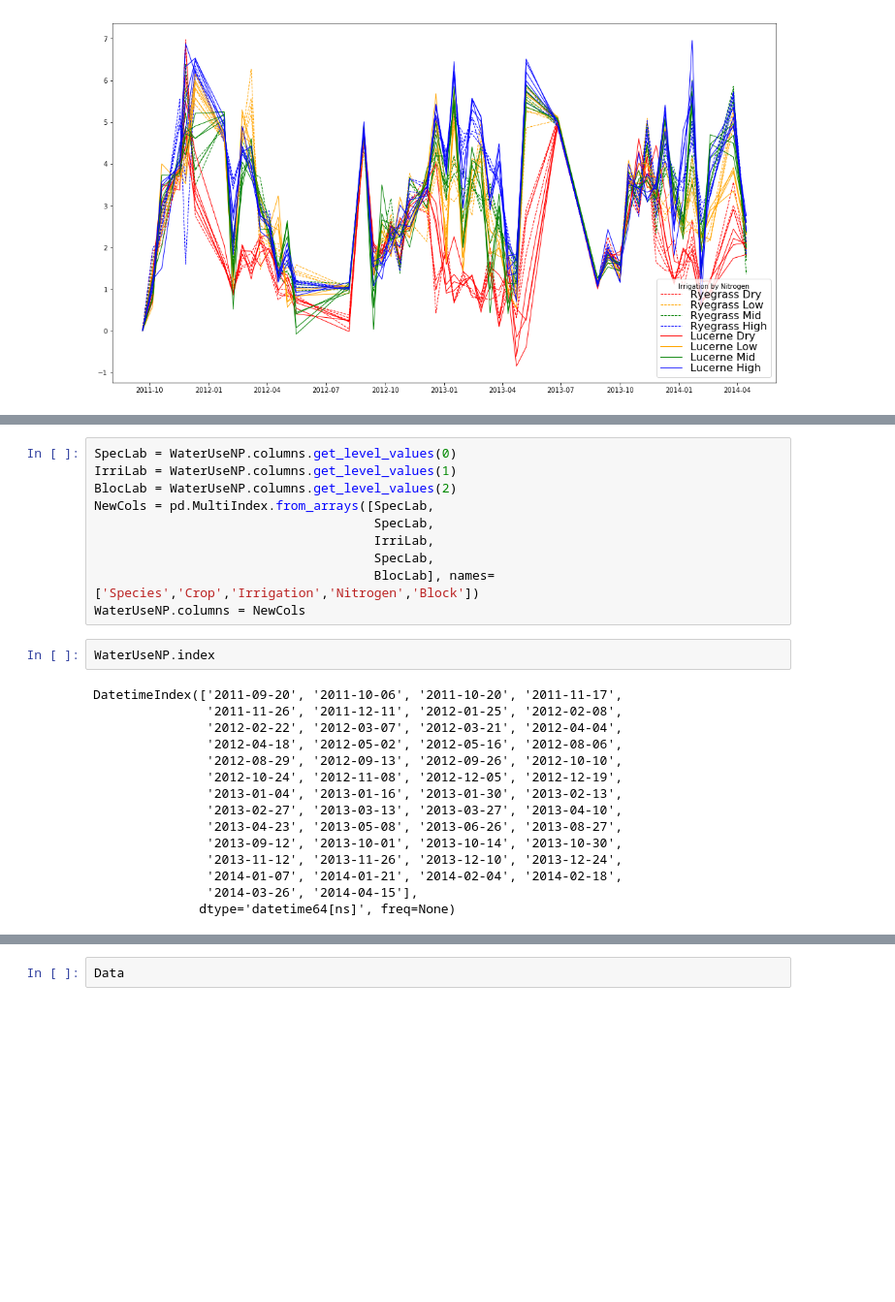
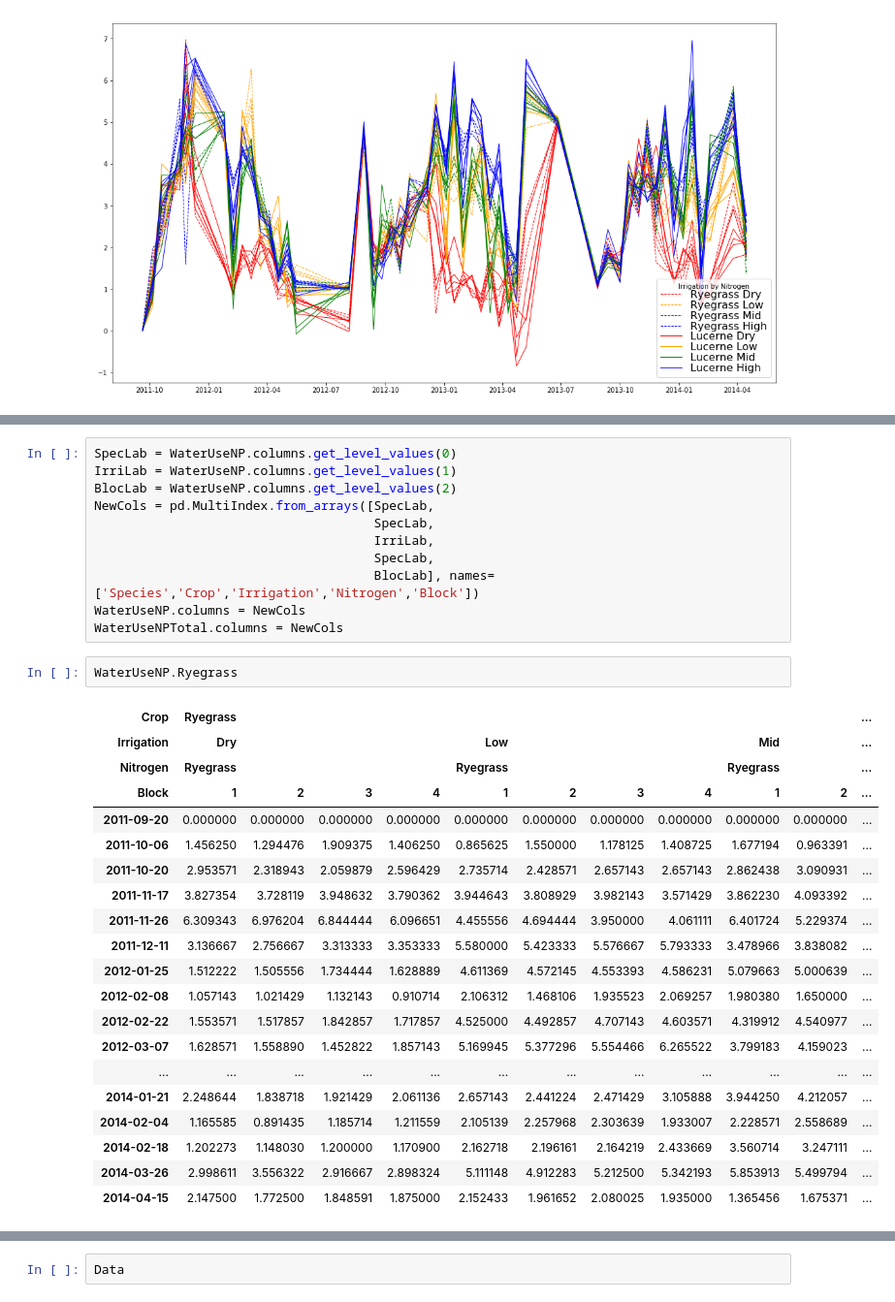
Before and after one commit to HamishBrownPFR/CropWaterAnalysis, a Jupyter notebook: LucerneAndPasture/SoilWaterAnalysis.ipynb, the cells around one changed output, grey strips where cells are left out. Shown at 97% size. Drawn from its saved outputs; the diff is of its cells as text; blank space fills up the shorter version.

```diff
--- a/LucerneAndPasture/SoilWaterAnalysis.ipynb
+++ b/LucerneAndPasture/SoilWaterAnalysis.ipynb
@@ -157,23 +160,30 @@ NewCols = pd.MultiIndex.from_arrays([SpecLab,
                                      SpecLab,
                                      BlocLab], names=['Species','Crop','Irrigation','Nitrogen','Block'])
 WaterUseNP.columns = NewCols
+WaterUseNPTotal.columns = NewCols
 # %%
-WaterUseNP.index
+WaterUseNP.Ryegrass
 # %% [output]
-DatetimeIndex(['2011-09-20', '2011-10-06', '2011-10-20', '2011-11-17',
-               '2011-11-26', '2011-12-11', '2012-01-25', '2012-02-08',
-               '2012-02-22', '2012-03-07', '2012-03-21', '2012-04-04',
-               '2012-04-18', '2012-05-02', '2012-05-16', '2012-08-06',
-               '2012-08-29', '2012-09-13', '2012-09-26', '2012-10-10',
-               '2012-10-24', '2012-11-08', '2012-12-05', '2012-12-19',
-               '2013-01-04', '2013-01-16', '2013-01-30', '2013-02-13',
-               '2013-02-27', '2013-03-13', '2013-03-27', '2013-04-10',
-               '2013-04-23', '2013-05-08', '2013-06-26', '2013-08-27',
-               '2013-09-12', '2013-10-01', '2013-10-14', '2013-10-30',
-               '2013-11-12', '2013-11-26', '2013-12-10', '2013-12-24',
-               '2014-01-07', '2014-01-21', '2014-02-04', '2014-02-18',
-               '2014-03-26', '2014-04-15'],
-              dtype='datetime64[ns]', freq=None)
+| Crop | Ryegrass |  |  |  |  |  |  |  |  |  | ... |
+| Irrigation | Dry |  |  |  | Low |  |  |  | Mid |  | ... |
+| Nitrogen | Ryegrass |  |  |  | Ryegrass |  |  |  | Ryegrass |  | ... |
+| Block | 1 | 2 | 3 | 4 | 1 | 2 | 3 | 4 | 1 | 2 | ... |
+| 2011-09-20 | 0.000000 | 0.000000 | 0.000000 | 0.000000 | 0.000000 | 0.000000 | 0.000000 | 0.000000 | 0.000000 | 0.000000 | ... |
+| 2011-10-06 | 1.456250 | 1.294476 | 1.909375 | 1.406250 | 0.865625 | 1.550000 | 1.178125 | 1.408725 | 1.677194 | 0.963391 | ... |
+| 2011-10-20 | 2.953571 | 2.318943 | 2.059879 | 2.596429 | 2.735714 | 2.428571 | 2.657143 | 2.657143 | 2.862438 | 3.090931 | ... |
+| 2011-11-17 | 3.827354 | 3.728119 | 3.948632 | 3.790362 | 3.944643 | 3.808929 | 3.982143 | 3.571429 | 3.862230 | 4.093392 | ... |
+| 2011-11-26 | 6.309343 | 6.976204 | 6.844444 | 6.096651 | 4.455556 | 4.694444 | 3.950000 | 4.061111 | 6.401724 | 5.229374 | ... |
+| 2011-12-11 | 3.136667 | 2.756667 | 3.313333 | 3.353333 | 5.580000 | 5.423333 | 5.576667 | 5.793333 | 3.478966 | 3.838082 | ... |
+| 2012-01-25 | 1.512222 | 1.505556 | 1.734444 | 1.628889 | 4.611369 | 4.572145 | 4.553393 | 4.586231 | 5.079663 | 5.000639 | ... |
+| 2012-02-08 | 1.057143 | 1.021429 | 1.132143 | 0.910714 | 2.106312 | 1.468106 | 1.935523 | 2.069257 | 1.980380 | 1.650000 | ... |
+| 2012-02-22 | 1.553571 | 1.517857 | 1.842857 | 1.717857 | 4.525000 | 4.492857 | 4.707143 | 4.603571 | 4.319912 | 4.540977 | ... |
+| 2012-03-07 | 1.628571 | 1.558890 | 1.452822 | 1.857143 | 5.169945 | 5.377296 | 5.554466 | 6.265522 | 3.799183 | 4.159023 | ... |
+| ... | ... | ... | ... | ... | ... | ... | ... | ... | ... | ... | ... |
+| 2014-01-21 | 2.248644 | 1.838718 | 1.921429 | 2.061136 | 2.657143 | 2.441224 | 2.471429 | 3.105888 | 3.944250 | 4.212057 | ... |
+| 2014-02-04 | 1.165585 | 0.891435 | 1.185714 | 1.211559 | 2.105139 | 2.257968 | 2.303639 | 1.933007 | 2.228571 | 2.558689 | ... |
+| 2014-02-18 | 1.202273 | 1.148030 | 1.200000 | 1.170900 | 2.162718 | 2.196161 | 2.164219 | 2.433669 | 3.560714 | 3.247111 | ... |
+| 2014-03-26 | 2.998611 | 3.556322 | 2.916667 | 2.898324 | 5.111148 | 4.912283 | 5.212500 | 5.342193 | 5.853913 | 5.499794 | ... |
+| 2014-04-15 | 2.147500 | 1.772500 | 1.848591 | 1.875000 | 2.152433 | 1.961652 | 2.080025 | 1.935000 | 1.365456 | 1.675371 | ... |
 # %%
 (WaterUseNP.Lucerne*-1).to_pickle('.\DataFrames\LucDailyWU.pkl')
 (WaterUseNP.Ryegrass*-1).to_pickle('.\DataFrames\RyeDailyWU.pkl')
```
Also changed, not shown: parts of 5 cells of this notebook, 4 other files.
